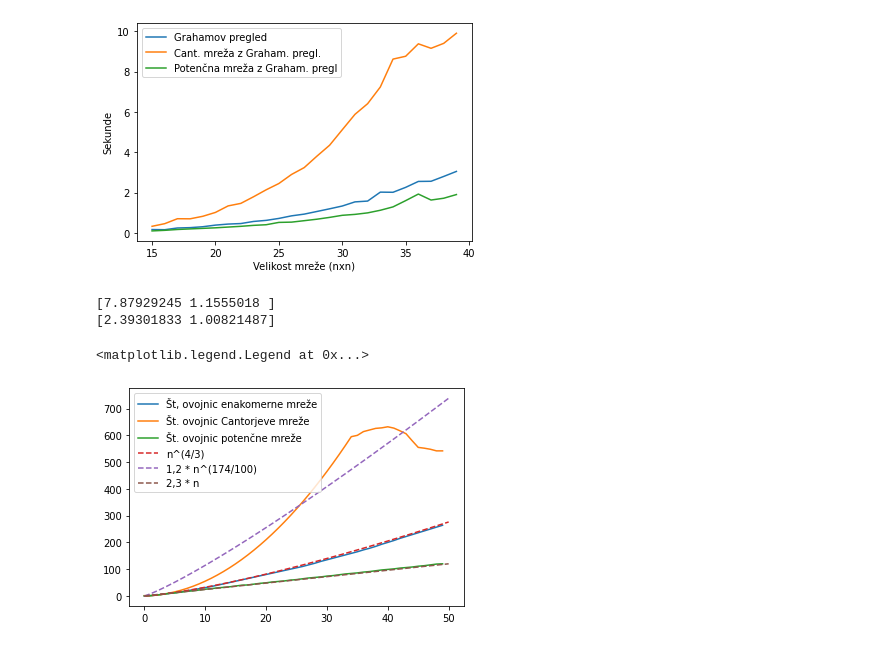
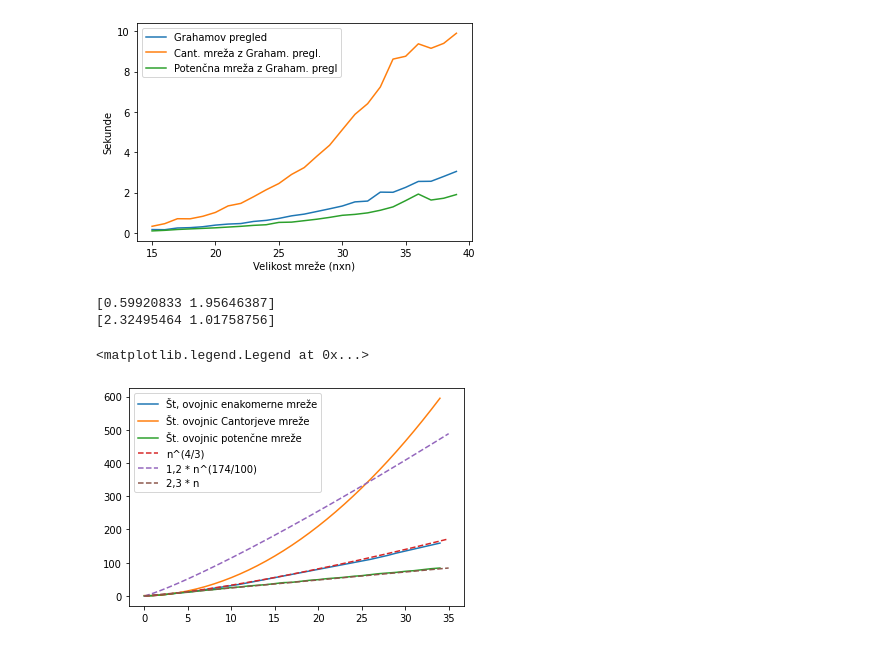
Before and after one commit to mitja-mandic/grid-peeling, a Jupyter notebook: vizualizacija.ipynb, the cells around one changed output. Drawn from its saved outputs; the diff is of its cells as text; code cells hidden in the pictures.

```diff
--- a/vizualizacija.ipynb
+++ b/vizualizacija.ipynb
@@ -156,23 +156,23 @@ seznami = st_ovojnic(50)
 # %%
 def power_law(x, a, b):
     return a*np.power(x, b)
-x = [i for i in range(50)]
-x1 = np.linspace(0, 50, 10000)
+x = [i for i in range(35)]
+x1 = np.linspace(0, 35, 10000)
 graf = plt.figure()
 plt.plot(*zip(*seznami[0]), label = "Št, ovojnic enakomerne mreže")
 plt.plot(*zip(*seznami[1]), label = "Št. ovojnic Cantorjeve mreže")
 plt.plot(*zip(*seznami[2]), label = "Št. ovojnic potenčne mreže")
 pars_c, cov_c = curve_fit(f=power_law, xdata=x, ydata=seznami[4])
 pars_p, cov_p = curve_fit(f=power_law, xdata=x, ydata=seznami[5])
 print(pars_c)
 print(pars_p)
 plt.plot(x1, 1.5 * x1 ** (4/3), label = "n^(4/3)", linestyle="dashed")
 plt.plot(x1, 7.9 * x1 ** (116/100), label = "1,2 * n^(174/100)", linestyle="dashed")
 plt.plot(x1, 2.4 * x1, label = "2,3 * n", linestyle="dashed")
 plt.legend()
 #plt.savefig("slike/st_ovojnic.jpg",bbox_inches='tight', dpi=600)
 # %% [output]
-[7.87929245 1.1555018 ]
-[2.39301833 1.00821487]
+[0.59920833 1.95646387]
+[2.32495464 1.01758756]
 <matplotlib.legend.Legend at 0x...>
-[figure, old version]
+[figure, new version]
```
Also changed, not shown: parts of 2 cells of this notebook.
